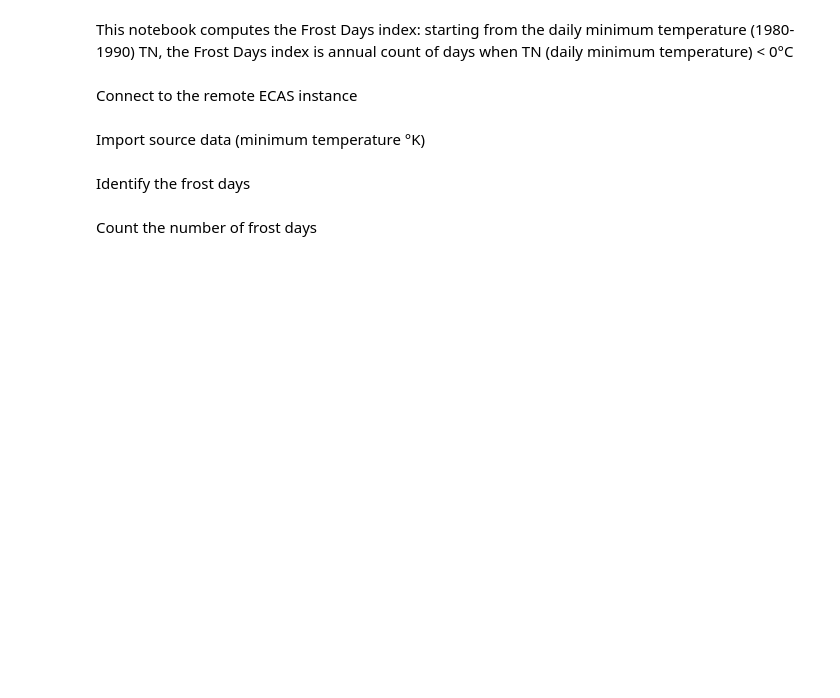
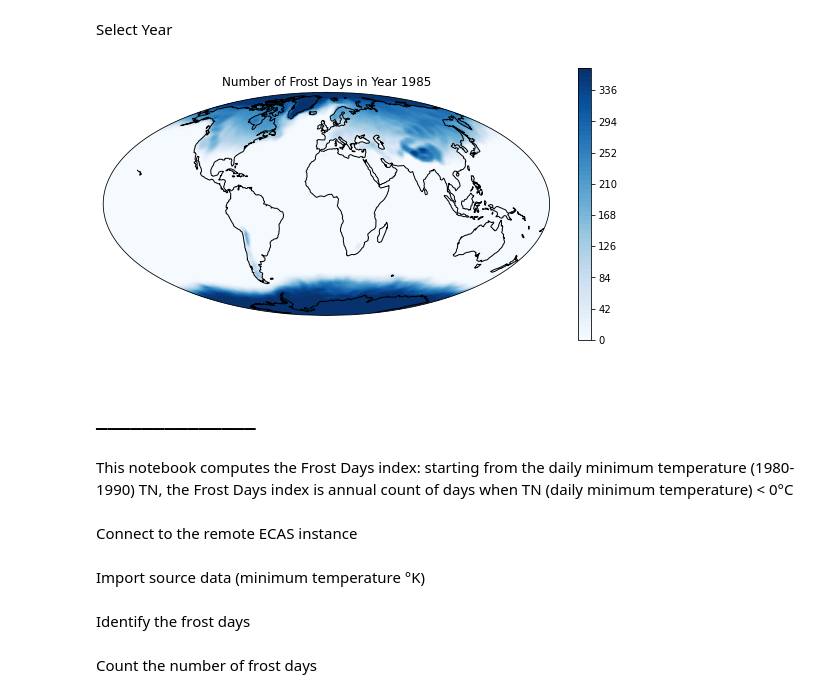
Before and after one commit to IS-ENES-Data/Climate-data-analysis-service, a Jupyter notebook: Frost+Days.ipynb, the cells around one changed output. Cells and saved outputs as stored; diff of their text form; code cells hidden in the pictures; blank space fills up the shorter version.

Commit message:
re-write frost days notebook to xarray

```diff
--- a/Frost+Days.ipynb
+++ b/Frost+Days.ipynb
@@ -0,0 +7,7 @@
+# %%
+# Load Data with the open_dataset() xarray method
+src_path='/work/bk1088/k204228/Climate-data-analysis-service/E63_kp40_198001_199012_T2m_daymin_merged.nc'
+ds = xr.open_dataset(src_path)
+
+# Open variable "tasmax" over the whole time range
+ds_temp2 = ds["temp2"]
@@ -1,3 +25,37 @@
+# %% [markdown]
+Select Year
+# %%
+year = "1985"
+ds_temp2_year = ds_temp2.sel(time=year)
+# %%
+ds_temp2_year_count = ds_temp2_year.where(ds_temp2_year < 273.15).count(dim='time')
+# %%
+lon = ds_temp2_year_count.lon
+lat = ds_temp2_year_count.lat
+ds_temp2_year_count, lon = add_cyclic_point(ds_temp2_year_count, lon)
+# %%
+def main():
+    fig = plt.figure(figsize=(10, 5))
+    ax = fig.add_subplot(1, 1, 1, projection=ccrs.Mollweide())
+
+    plt.contourf(lon, lat, ds_temp2_year_count, 60,
+                transform=ccrs.PlateCarree(),
+                cmap='Blues')
+    ax.coastlines()
+    ax.set_global()
+
+    # Add a color bar
+    plt.colorbar(ax=ax)
+    plt.title('Number of Frost Days in Year ' +year)
+    plt.show()
+
+
+if __name__ == '__main__':
+    main()
+# %% [output]
+[figure, added]
+# %% [markdown]
+# ______________
 # %% [markdown]
 This notebook computes the Frost Days index: starting from the daily minimum temperature (1980-1990) TN,
 the Frost Days index is annual count of days when TN (daily minimum temperature) < 0°C
```
Also changed, not shown: parts of 2 cells of this notebook, 1 other file.
